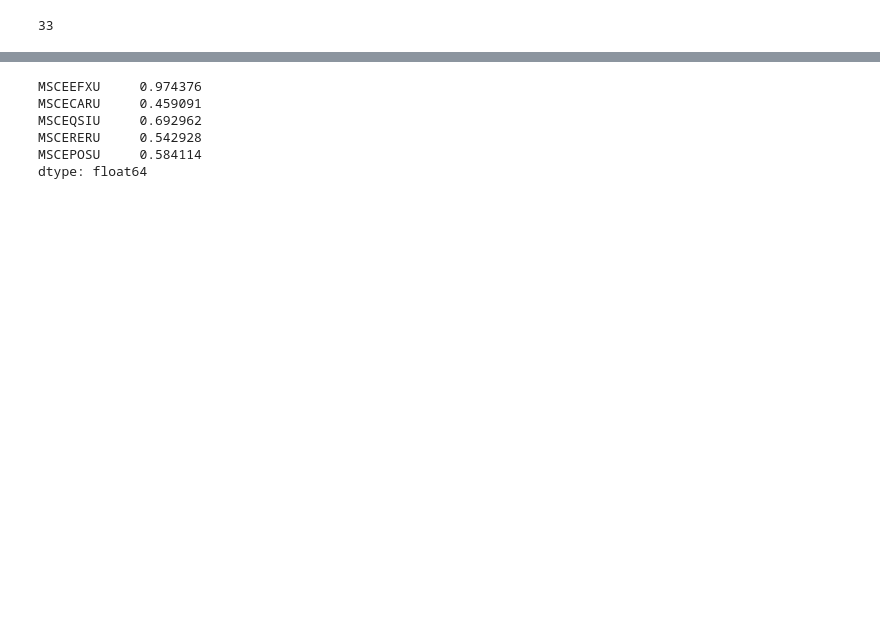
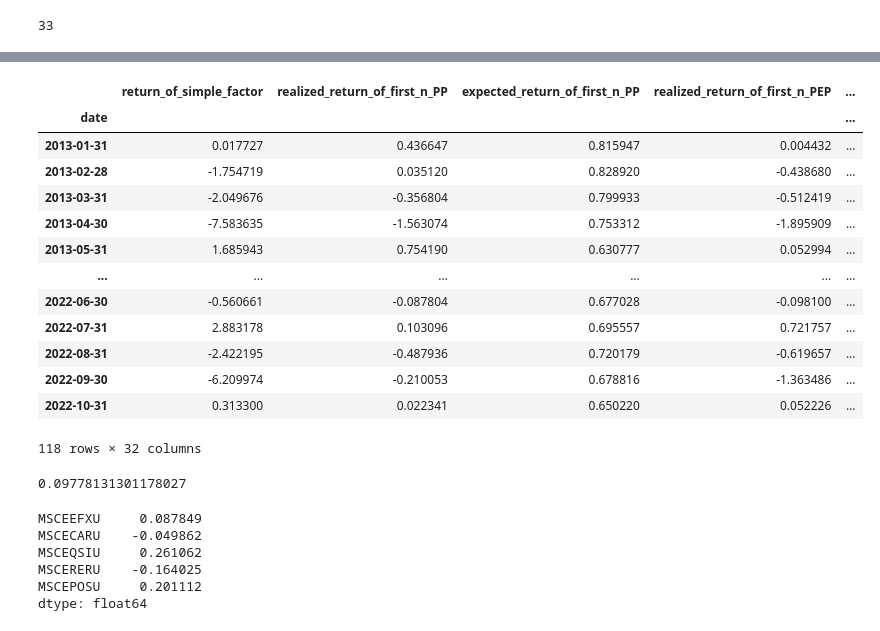
Before and after one commit to aminizadyar/Principal-Portfolios, a Jupyter notebook: FX_portfolios.ipynb, the cells around one changed output, grey strips where cells are left out. Cells and saved outputs as stored; diff of their text form; code cells hidden in the pictures; blank space fills up the shorter version.

Commit message:
calculated average sharpe ratio

```diff
--- a/FX_portfolios.ipynb
+++ b/FX_portfolios.ipynb
@@ -115,0 +79,35 @@ processed_df = monthly_returns[['date']+columns_to_keep]
+# %%
+starting_year_to_filter = 1996
+end_year_to_filter = 2024
+number_of_lookback_periods = 120
+number_of_PPs_to_consider = 4
+number_of_PEPs_to_consider = 4
+number_of_PAPs_to_consider = 2
+output_dict_momentum = {}
+
+
+basket_portfolios['date'] = pp.convert_date_column_for_monthly_data(basket_portfolios)
+signal_df = pp.build_signal_df_for_1month_momentum(basket_portfolios)
+
+
+
+portfolios_key = "fx_ms_portfolio_momentum_monthly"
+output_dict_momentum[portfolios_key] = pp.build_PP(basket_portfolios,signal_df,
+                                                                   number_of_lookback_periods,starting_year_to_filter,end_year_to_filter,
+                                                                   factor_data_monthly=None, number_of_PPs_to_consider=number_of_PPs_to_consider,
+                                                                   number_of_PEPs_to_consider=number_of_PEPs_to_consider,
+                                                                   number_of_PAPs_to_consider= number_of_PAPs_to_consider)
+
+# I calculate the results for all datasets. the results are stored in this dictionay.
+print(output_dict_momentum.keys())
+'''
+Every value of this dictionary is itself another dictionary.
+For instance the key 'sharpe_df' can be used to access the sharp values of this set of results.
+'''
+print(output_dict_momentum[portfolios_key].keys())
+print(output_dict_momentum[portfolios_key]["sharpe_df"])
+
+number_of_portfolios = basket_portfolios.shape[1]
+title = 'Developed countries: Momentum as signal + using exess returns'
+
+pp.singular_values_vs_realized_returns_graph(output_dict_momentum, portfolios_key, number_of_portfolios, title)
@@ -116,9 +136,30 @@ processed_df = monthly_returns[['date']+columns_to_keep]
+# %%
+output_dict_momentum[portfolios_key]['realized_returns_df']
+# %% [output]
+|  | return_of_simple_factor | realized_return_of_first_n_PP | expected_return_of_first_n_PP | realized_return_of_first_n_PEP | ... |
+| date |  |  |  |  | ... |
+| 2013-01-31 | 0.017727 | 0.436647 | 0.815947 | 0.004432 | ... |
+| 2013-02-28 | -1.754719 | 0.035120 | 0.828920 | -0.438680 | ... |
+| 2013-03-31 | -2.049676 | -0.356804 | 0.799933 | -0.512419 | ... |
+| 2013-04-30 | -7.583635 | -1.563074 | 0.753312 | -1.895909 | ... |
+| 2013-05-31 | 1.685943 | 0.754190 | 0.630777 | 0.052994 | ... |
+| ... | ... | ... | ... | ... | ... |
+| 2022-06-30 | -0.560661 | -0.087804 | 0.677028 | -0.098100 | ... |
+| 2022-07-31 | 2.883178 | 0.103096 | 0.695557 | 0.721757 | ... |
+| 2022-08-31 | -2.422195 | -0.487936 | 0.720179 | -0.619657 | ... |
+| 2022-09-30 | -6.209974 | -0.210053 | 0.678816 | -1.363486 | ... |
+| 2022-10-31 | 0.313300 | 0.022341 | 0.650220 | 0.052226 | ... |
+118 rows × 32 columns
+# %%
+pp.calculate_sharpe_ratio(basket_portfolios.iloc[121:,1:].mean(axis=1)) * math.sqrt(12)
+# %% [output]
+0.09778131301178027
 # %%
-processed_df.iloc[:,-5:].apply(lambda col: pp.calculate_sharpe_ratio(col)) * math.sqrt(12)
+basket_portfolios.iloc[121:,1:].apply(lambda col: pp.calculate_sharpe_ratio(col)) * math.sqrt(12)
 # %% [output]
-MSCEEFXU     0.974376
-MSCECARU     0.459091
-MSCEQSIU     0.692962
-MSCERERU     0.542928
-MSCEPOSU     0.584114
+MSCEEFXU     0.087849
+MSCECARU    -0.049862
+MSCEQSIU     0.261062
+MSCERERU    -0.164025
+MSCEPOSU     0.201112
 dtype: float64
```
Also changed, not shown: parts of 13 cells of this notebook.
